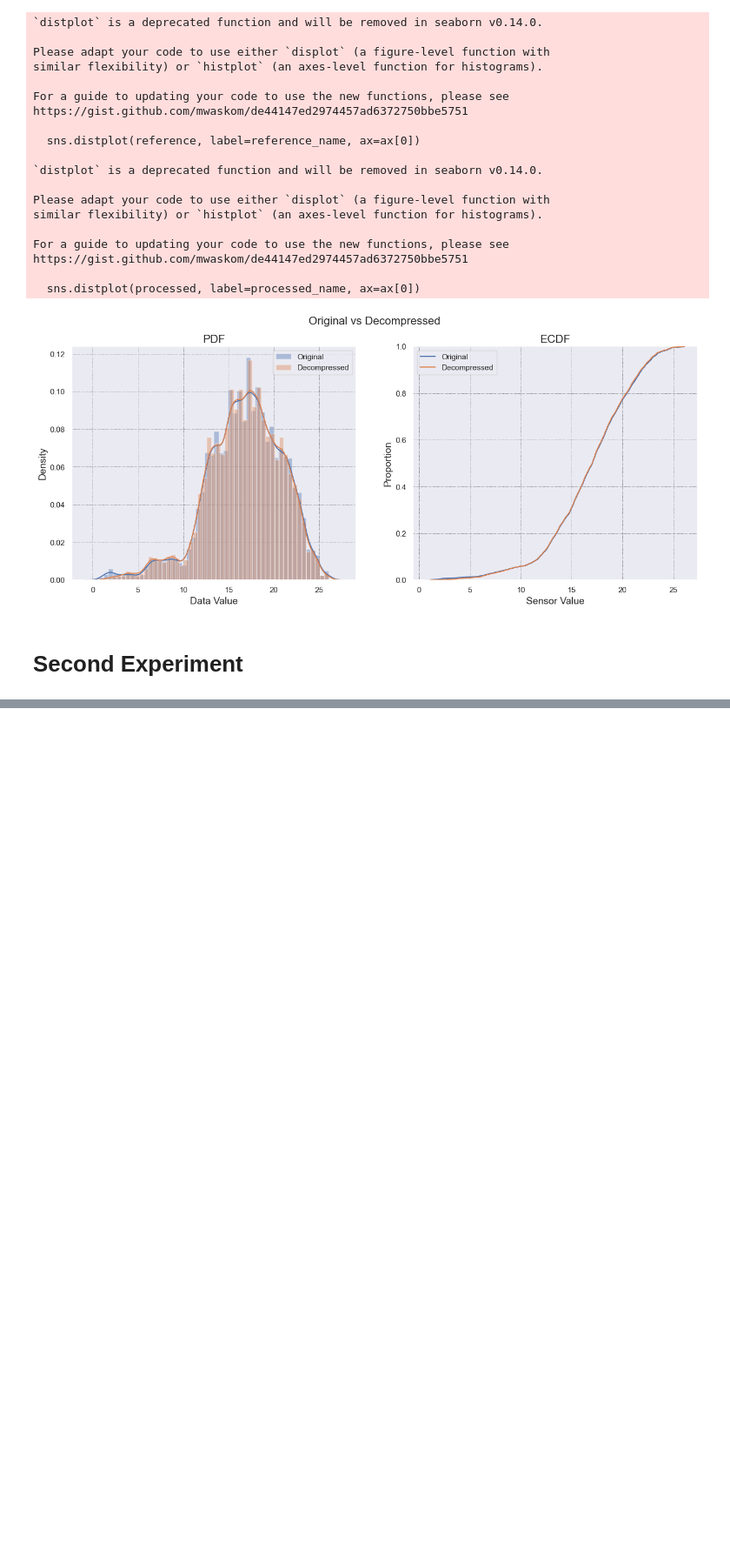
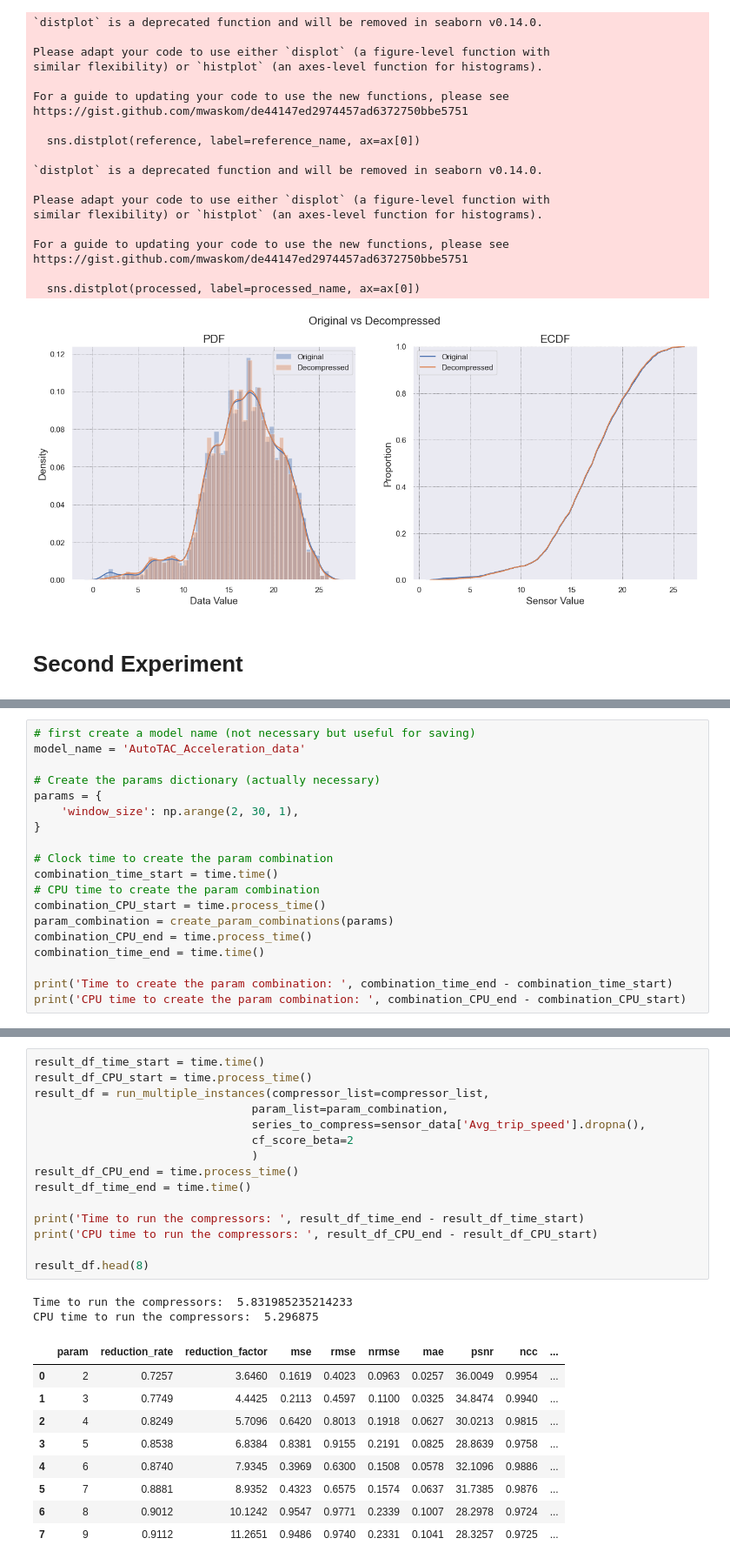
Before and after one commit to conect2ai/Conect2Py-Package, a Jupyter notebook: TAC_UseCase_Example.ipynb, the cells around one changed output, grey strips where cells are left out. Shown at 87% size. Saved outputs shown, nothing was run; the diff lists cells and outputs as text; blank space fills up the shorter version.

```diff
--- a/TAC_UseCase_Example.ipynb
+++ b/TAC_UseCase_Example.ipynb
@@ -491,0 +508,19 @@ https://gist.github.com/mwaskom/de44147ed2974457ad6372750bbe5751
+# %%
+# first create a model name (not necessary but useful for saving)
+model_name = 'AutoTAC_Acceleration_data'
+
+# Create the params dictionary (actually necessary)
+params = {
+    'window_size': np.arange(2, 30, 1),
+}
+
+# Clock time to create the param combination
+combination_time_start = time.time()
+# CPU time to create the param combination
+combination_CPU_start = time.process_time()
+param_combination = create_param_combinations(params)
+combination_CPU_end = time.process_time()
+combination_time_end = time.time()
+
+print('Time to create the param combination: ', combination_time_end - combination_time_start)
+print('CPU time to create the param combination: ', combination_CPU_end - combination_CPU_start)
@@ -491,0 +545,27 @@ https://gist.github.com/mwaskom/de44147ed2974457ad6372750bbe5751
+# %%
+result_df_time_start = time.time()
+result_df_CPU_start = time.process_time()
+result_df = run_multiple_instances(compressor_list=compressor_list,
+                                param_list=param_combination,
+                                series_to_compress=sensor_data['Avg_trip_speed'].dropna(),
+                                cf_score_beta=2
+                                )
+result_df_CPU_end = time.process_time()
+result_df_time_end = time.time()
+
+print('Time to run the compressors: ', result_df_time_end - result_df_time_start)
+print('CPU time to run the compressors: ', result_df_CPU_end - result_df_CPU_start)
+
+result_df.head(8)
+# %% [output]
+Time to run the compressors:  5.831985235214233
+CPU time to run the compressors:  5.296875
+|  | param | reduction_rate | reduction_factor | mse | rmse | nrmse | mae | psnr | ncc | ... |
+| 0 | 2 | 0.7257 | 3.6460 | 0.1619 | 0.4023 | 0.0963 | 0.0257 | 36.0049 | 0.9954 | ... |
+| 1 | 3 | 0.7749 | 4.4425 | 0.2113 | 0.4597 | 0.1100 | 0.0325 | 34.8474 | 0.9940 | ... |
+| 2 | 4 | 0.8249 | 5.7096 | 0.6420 | 0.8013 | 0.1918 | 0.0627 | 30.0213 | 0.9815 | ... |
+| 3 | 5 | 0.8538 | 6.8384 | 0.8381 | 0.9155 | 0.2191 | 0.0825 | 28.8639 | 0.9758 | ... |
+| 4 | 6 | 0.8740 | 7.9345 | 0.3969 | 0.6300 | 0.1508 | 0.0578 | 32.1096 | 0.9886 | ... |
+| 5 | 7 | 0.8881 | 8.9352 | 0.4323 | 0.6575 | 0.1574 | 0.0637 | 31.7385 | 0.9876 | ... |
+| 6 | 8 | 0.9012 | 10.1242 | 0.9547 | 0.9771 | 0.2339 | 0.1007 | 28.2978 | 0.9724 | ... |
+| 7 | 9 | 0.9112 | 11.2651 | 0.9486 | 0.9740 | 0.2331 | 0.1041 | 28.3257 | 0.9725 | ... |
```
Also changed, not shown: parts of 18 cells of this notebook.
